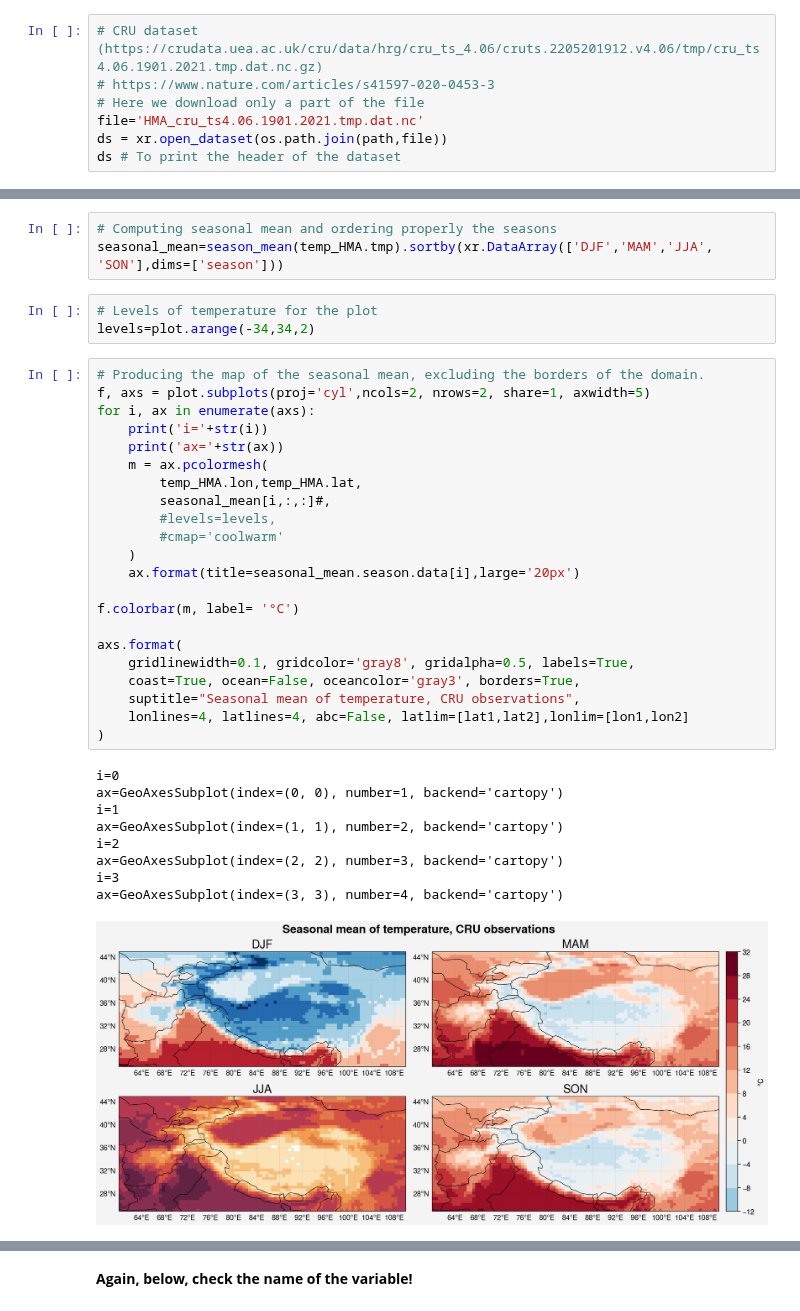
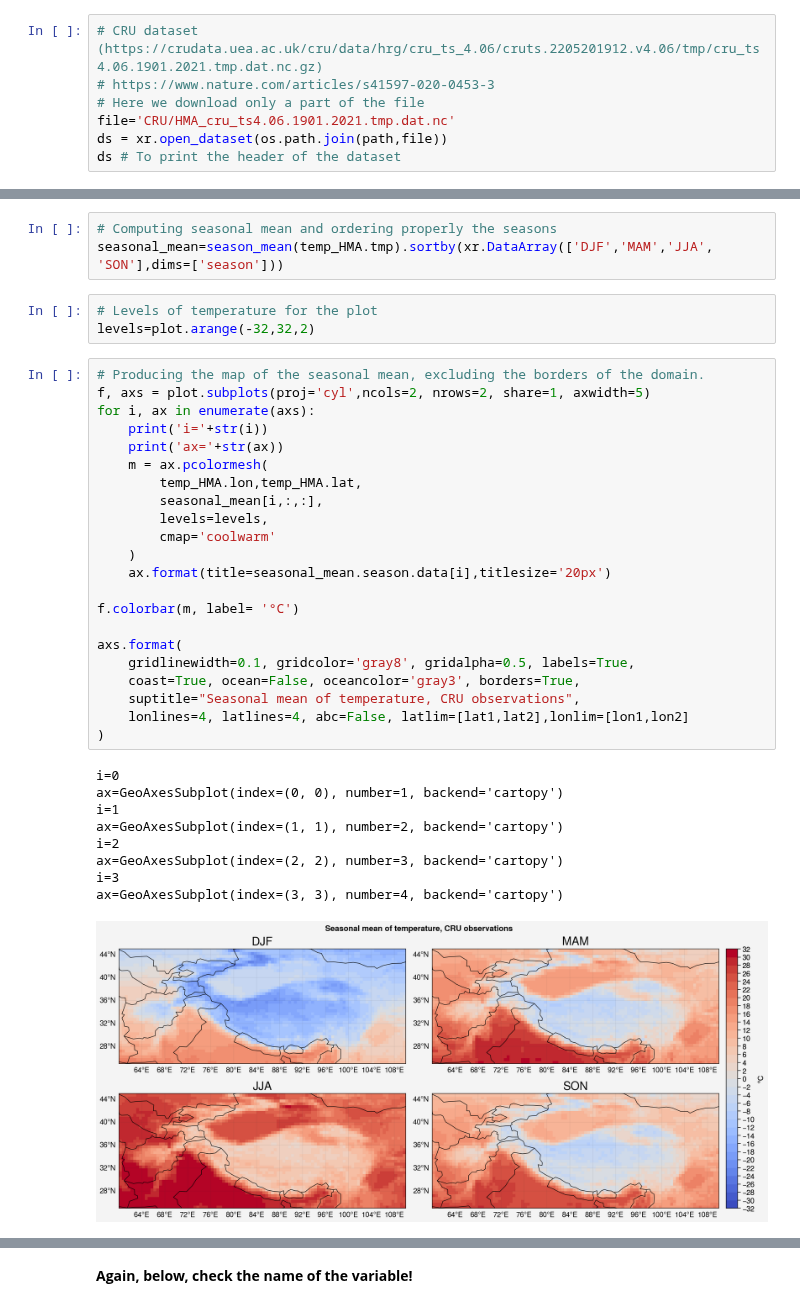
Before and after one commit to mmenegoz/climate_HMA_course, a Jupyter notebook: HMA_climate_trends_CRU.ipynb, the cells around one changed output, grey strips where cells are left out. Saved outputs shown, nothing was run; the diff lists cells and outputs as text.

```diff
--- a/HMA_climate_trends_CRU.ipynb
+++ b/HMA_climate_trends_CRU.ipynb
@@ -32,7 +33,7 @@ lat1=25;lat2=45
 # CRU dataset (https://crudata.uea.ac.uk/cru/data/hrg/cru_ts_4.06/cruts.2205201912.v4.06/tmp/cru_ts4.06.1901.2021.tmp.dat.nc.gz)
 # https://www.nature.com/articles/s41597-020-0453-3
 # Here we download only a part of the file
-file='HMA_cru_ts4.06.1901.2021.tmp.dat.nc'
+file='CRU/HMA_cru_ts4.06.1901.2021.tmp.dat.nc'
 ds = xr.open_dataset(os.path.join(path,file))
 ds # To print the header of the dataset
 # %% [output]
@@ -107,39 +108,39 @@ def season_mean(ds, calendar="standard"):
 seasonal_mean=season_mean(temp_HMA.tmp).sortby(xr.DataArray(['DJF','MAM','JJA', 'SON'],dims=['season']))
 # %%
 # Levels of temperature for the plot
-levels=plot.arange(-34,34,2)
+levels=plot.arange(-32,32,2)
 # %%
 # Producing the map of the seasonal mean, excluding the borders of the domain.
 f, axs = plot.subplots(proj='cyl',ncols=2, nrows=2, share=1, axwidth=5)
 for i, ax in enumerate(axs):
     print('i='+str(i))
     print('ax='+str(ax))
     m = ax.pcolormesh(
         temp_HMA.lon,temp_HMA.lat,
-        seasonal_mean[i,:,:]#,
-        #levels=levels,
-        #cmap='coolwarm'
+        seasonal_mean[i,:,:],
+        levels=levels,
+        cmap='coolwarm'
     )
-    ax.format(title=seasonal_mean.season.data[i],large='20px')
+    ax.format(title=seasonal_mean.season.data[i],titlesize='20px')
 
 f.colorbar(m, label= '°C')
 
 axs.format(
     gridlinewidth=0.1, gridcolor='gray8', gridalpha=0.5, labels=True,
     coast=True, ocean=False, oceancolor='gray3', borders=True,
     suptitle="Seasonal mean of temperature, CRU observations",
     lonlines=4, latlines=4, abc=False, latlim=[lat1,lat2],lonlim=[lon1,lon2]
 )
 # %% [output]
 i=0
 ax=GeoAxesSubplot(index=(0, 0), number=1, backend='cartopy')
 i=1
 ax=GeoAxesSubplot(index=(1, 1), number=2, backend='cartopy')
 i=2
 ax=GeoAxesSubplot(index=(2, 2), number=3, backend='cartopy')
 i=3
 ax=GeoAxesSubplot(index=(3, 3), number=4, backend='cartopy')
-[figure, old version]
+[figure, new version]
 # %% [markdown]
 **4. Trends**
 
```
Also changed, not shown: parts of 19 cells of this notebook, 1 other file.
